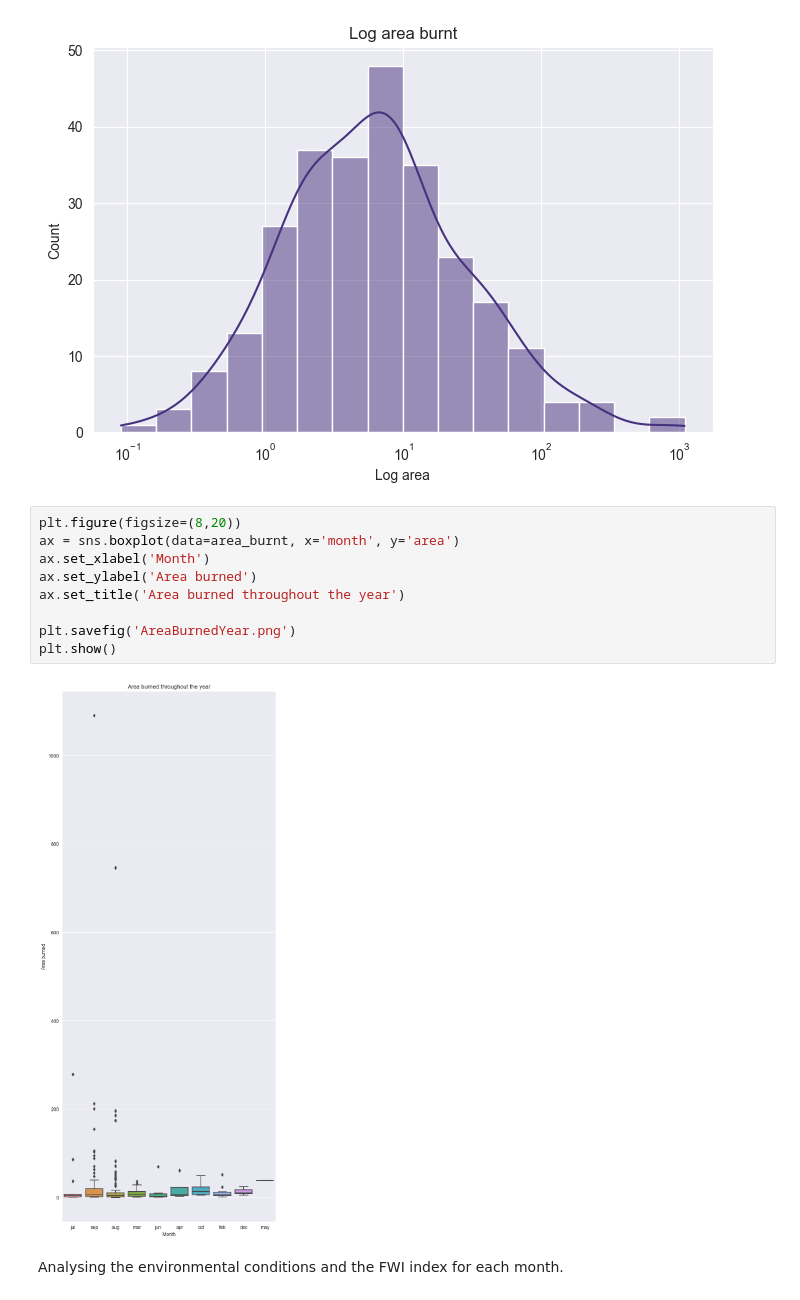
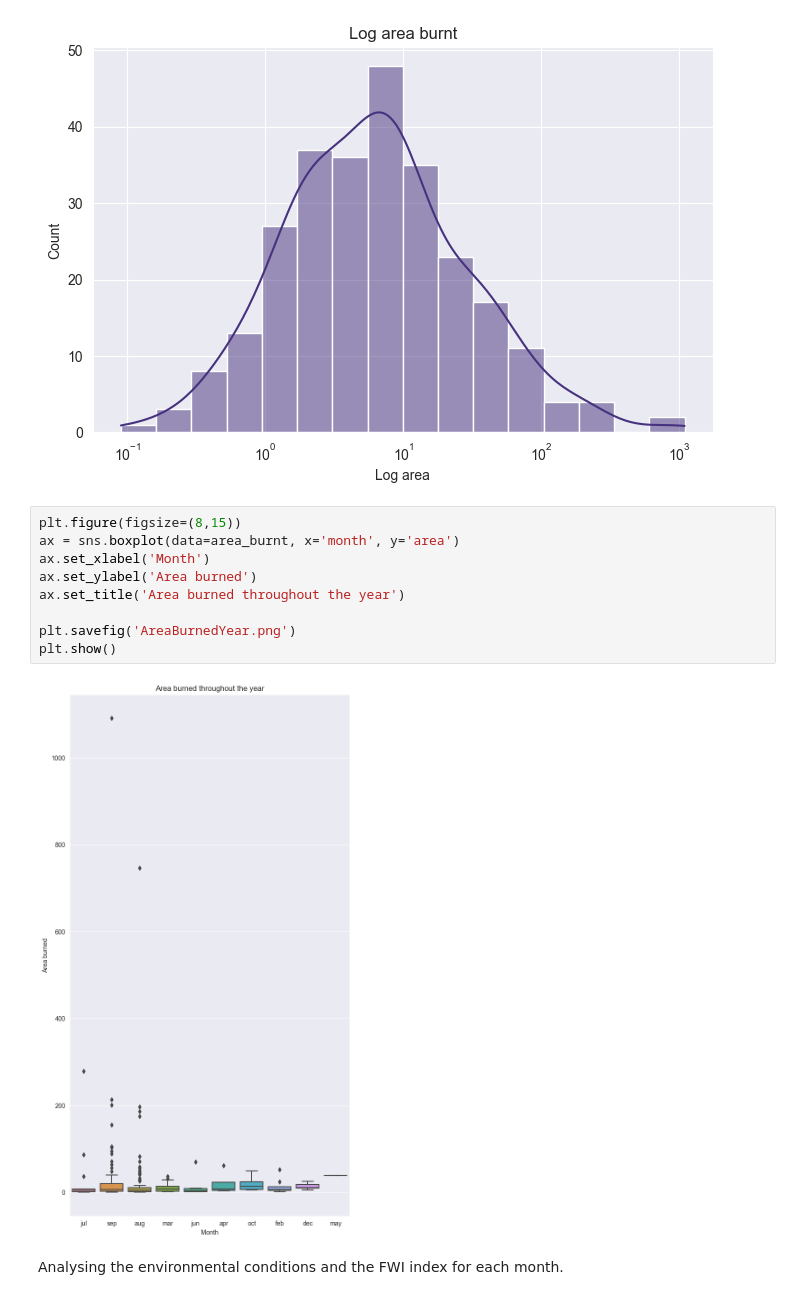
Before and after one commit to pokkyy/ForestFire_TDS2201_Project, a Jupyter notebook: project.ipynb, the cells around one changed output. Saved outputs shown, nothing was run; the diff lists cells and outputs as text.

```diff
--- a/project.ipynb
+++ b/project.ipynb
@@ -196,16 +196,16 @@ plt.show()
 # %% [output]
 [figure]
 # %%
-plt.figure(figsize=(8,20))
+plt.figure(figsize=(8,15))
 ax = sns.boxplot(data=area_burnt, x='month', y='area')
 ax.set_xlabel('Month')
 ax.set_ylabel('Area burned')
 ax.set_title('Area burned throughout the year')
 
 plt.savefig('AreaBurnedYear.png')
 plt.show()
 # %% [output]
-[figure, old version]
+[figure, new version]
 # %% [markdown]
 Analysing the environmental conditions and the FWI index for each month.
 # %%
```
Also changed, not shown: parts of 1 cell of this notebook.
